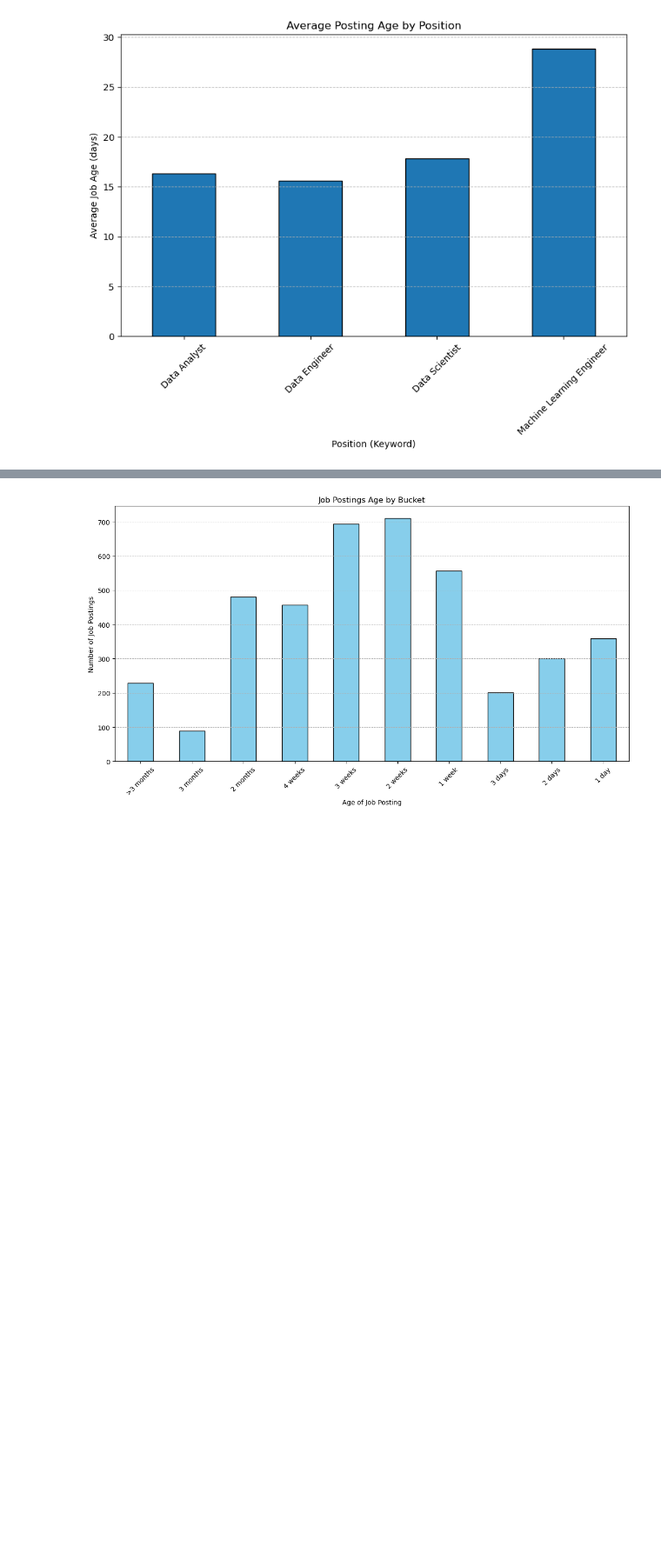
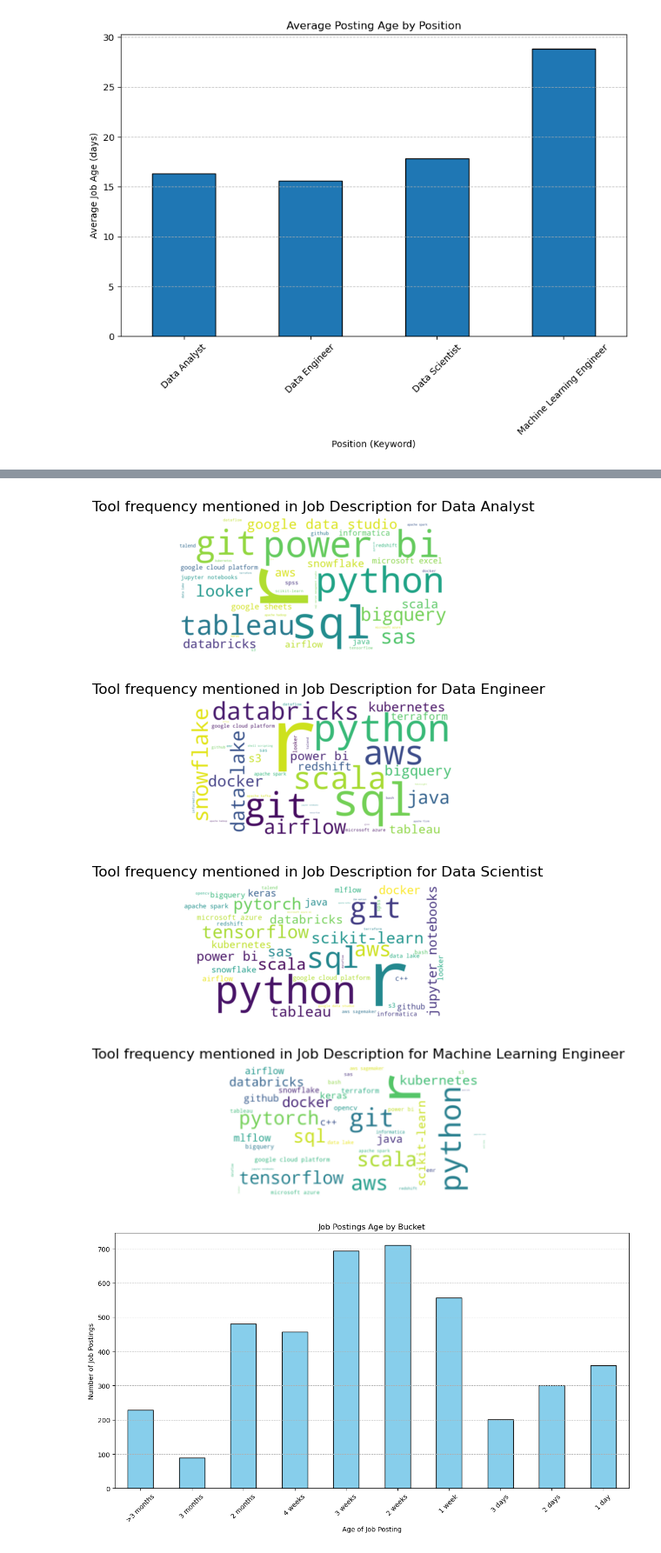
Before and after one commit to diamond-one/LinkedIn-Data-Jobs-Insights, a Jupyter notebook: DataCareerAnalysis.ipynb, the cells around one changed output, grey strips where cells are left out. Shown at 87% size. Cells and saved outputs as stored; diff of their text form; code cells hidden in the pictures; blank space fills up the shorter version.

```diff
--- a/DataCareerAnalysis.ipynb
+++ b/DataCareerAnalysis.ipynb
@@ -375,3 +375,83 @@ for keyword in unique_keywords:
+# %%
+# Tool frequency mentioned in Job Description for specific roles
+# List of tools and programming languages for all roles
+tools_and_languages = [
+    # Data Analyst
+    'Microsoft Excel', 'Google Sheets', 'Tableau', 'Power BI', 'Looker', 'SAS', 'SPSS', 'SQL', 'Python', 'R',
+    'Jupyter Notebooks', 'Google Data Studio', 'MySQL Workbench', 'SQL Server Management Studio',
+
+    # Data Scientist
+    'RStudio', 'Apache Hadoop', 'Apache Spark', 'TensorFlow', 'PyTorch', 'Scikit-learn', 'IBM Watson',
+    'Scala', 'Git', 'GitHub', 'Docker', 'Kubernetes', 'Apache Kafka', 'Airflow',
+
+    # Data Engineer
+    'Apache Flink', 'AWS', 'Redshift', 'S3', 'EMR', 'Google Cloud Platform', 'BigQuery', 'Dataflow',
+    'Microsoft Azure', 'Data Lake', 'HDInsight', 'Databricks', 'Snowflake', 'Talend', 'Informatica',
+    'Java', 'Bash', 'Shell scripting', 'Terraform',
+
+    # Machine Learning Engineer
+    'Keras', 'OpenCV', 'MLflow', 'Google AI Platform', 'AWS SageMaker', 'Microsoft Azure ML',
+    'C++'
+]
+
+# Convert all tools and languages to lowercase for case-insensitive matching
+tools_and_languages = [tool.lower() for tool in tools_and_languages]
+
+# Define custom stopwords
+custom_stopwords = set(STOPWORDS)
+custom_stopwords.update([
+    'fast', 'way', 'set', 'related', 'full', 'net', 'across', 'best', 'datos', 'high', 'days', 'een', 'time',
+    'Analyst', 'Engineer', 'Scientist', 'about', 'the', 'job', 'team', 'machine', 'learning', 'data', 'experience',
+    'various', 'including', 'every', 'looking', 'sur', 'join', 'work', 'des', 'apply', 'provide', 'help', 'offer', 'analysis', 'skill', 'skills', 'business', 'science', 'solution',
+    'working', 'role', 'tool', 'environment', 'company', 'role', 'year', 'knowledge',
+    'real', 'dans', 'donnée', 'day', 'want', 'may', 's', 'avec', 'die', 'within', 'take', 're', 'dato', 'mit', 'end',
+    'part', 'van', 'los', 'may', 'key', 'una', 'au', 'ait', 'para', 'del', 'nous', 'pour', 'der', 're', 'die', 'la',
+    'que', 'und', 'y', 'will', 'les', 'e', 'de', 'un', 'en', 'con', 'u', 'une', 'le', 'one', 'a', 'best offer', 'et',
+    'etc', 'nos', 'je', 'o', 'di', 'te', 'd', 'well', 'good', 'need', 'make', 'dan', 'l', 'el', 'Vous', 'use', 'use',
+    'and', 'du', 'à', 'al', 'lo', 'tu', 'us', 'per', 'g', 'home', 'notre', 'model'
+])
+
+# Function to count occurrences of tools and languages in job descriptions
+def count_tools_and_languages(job_description, tools_and_languages, tool_counts):
+    job_description = job_description.lower()
+    for tool in tools_and_languages:
+        tool_counts[tool] += job_description.count(tool)
+    return tool_counts
+
+# Loop through each unique keyword
+unique_keywords = df_combined['Keywords'].unique()
+
+for keyword in unique_keywords:
+    # Initialize a dictionary to hold counts of each tool/language
+    tool_counts = {tool: 0 for tool in tools_and_languages}
+
+    # Filter job descriptions for the current keyword
+    keyword_descriptions = df_combined[df_combined['Keywords'] == keyword]['Job Description'].dropna().tolist()
+    for job_description in keyword_descriptions:
+        tool_counts = count_tools_and_languages(job_description, tools_and_languages, tool_counts)
+
+    # Filter out tools/languages that were not found
+    tool_counts = {k: v for k, v in tool_counts.items() if v > 0}
+
+    # Generate a word cloud
+    wordcloud = WordCloud(
+        width=800,
+        height=400,
+        background_color='white',
+        stopwords=custom_stopwords
+    ).generate_from_frequencies(tool_counts)
+
+    # Display the word cloud
+    plt.figure(figsize=(5, 2))
+    plt.imshow(wordcloud, interpolation='bilinear')
+    plt.axis('off')  # Hide the axes
+    plt.title(f'Tool frequency mentioned in Job Description for {keyword}')
+    plt.show()
+# %% [output]
+[figure, added]
+[figure, added]
+[figure, added]
+[figure, added]
 # %%
 # Calculate the age of each job posting in days relative to the 'Collected Date'
 df_combined['Days Ago'] = (df_combined['Collected Date'] - df_combined['Posted']).dt.days
```
Also changed, not shown: parts of 4 cells of this notebook.
